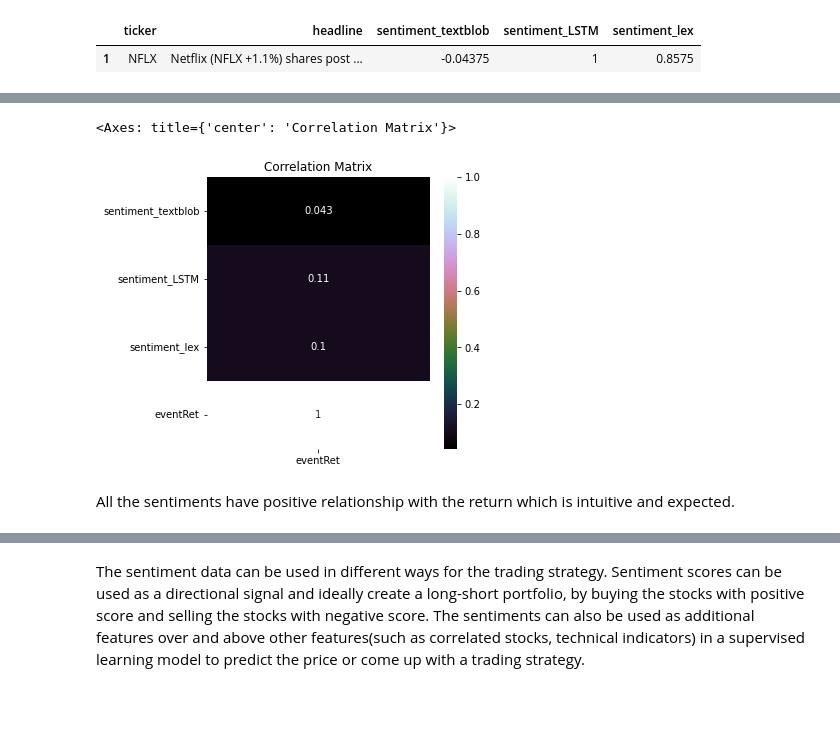
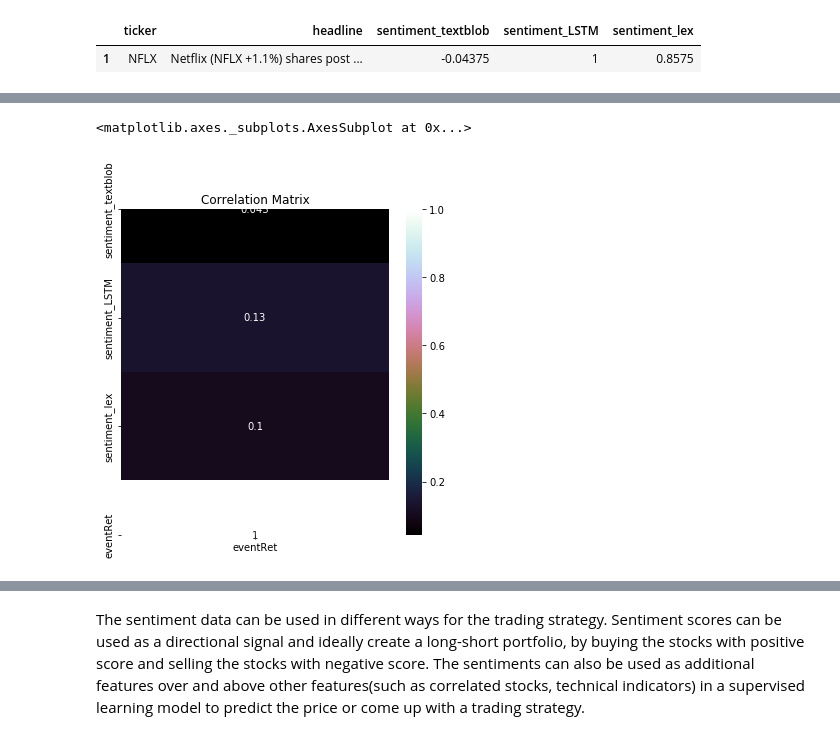
Before and after one commit to alecontuIT/ml_for_finance, a Jupyter notebook: natural language processing/1_trading strategy with NLP and sentiment analysis.ipynb, the cells around one changed output, grey strips where cells are left out. Drawn from its saved outputs; the diff is of its cells as text; code cells hidden in the pictures; blank space fills up the shorter version.

Commit message:
Update comment for NLP trading strategy

```diff
--- a/natural language processing/1_trading strategy with NLP and sentiment analysis.ipynb
+++ b/natural language processing/1_trading strategy with NLP and sentiment analysis.ipynb
@@ -96,7 +94,7 @@ from datetime import datetime
 import yfinance as yf
 import pandas as pd
 
-tickers = ['AAPL','MSFT','AMZN','GOOG','FB','WMT','JPM','TSLA','NFLX','ADBE']
+tickers = ['AAPL','MSFT','AMZN','GOOG','WMT','JPM','TSLA','NFLX','ADBE']
 start = datetime(2010,1,1) #'2010-01-01'
 end = datetime(2018,12,31) #'2018-12-31'
 df_ticker_return = pd.DataFrame()
@@ -716,5 +760,5 @@ We see a positive correlation between the event return and sentiments. We will l
 # %%
-data_df = pd.read_csv(r'./data/trading/Step4_DataWithSentimentsResults.csv', sep='|')
+data_df = pd.read_csv(r'./data/trading/DataWithSentimentsResults.csv', sep='|')
 data_df = data_df[data_df['ticker'].isin(tickers)]
 # %% [markdown]
 Let us look at the sample headlines and the the sentiments from three different methodology, followed by the analysis using visualization.
@@ -732,12 +777,10 @@ Looking at one of the headlines, the sentiment from this sentence is positive.
 # %%
 import seaborn as sns
 correlation = data_df[['sentiment_textblob','sentiment_LSTM','sentiment_lex','eventRet']].dropna(axis=0).corr()
 
-plt.figure(figsize=(5,5))
+plt.figure(figsize=(6,6))
 plt.title('Correlation Matrix')
 sns.heatmap(correlation[['eventRet']], vmax=1, annot=True,cmap='cubehelix')
 # %% [output]
-<Axes: title={'center': 'Correlation Matrix'}>
+<matplotlib.axes._subplots.AxesSubplot at 0x...>
-[figure, old version]
+[figure, new version]
-# %% [markdown]
-All the sentiments have positive relationship with the return which is intuitive and expected.
```
Also changed, not shown: parts of 81 cells of this notebook.
